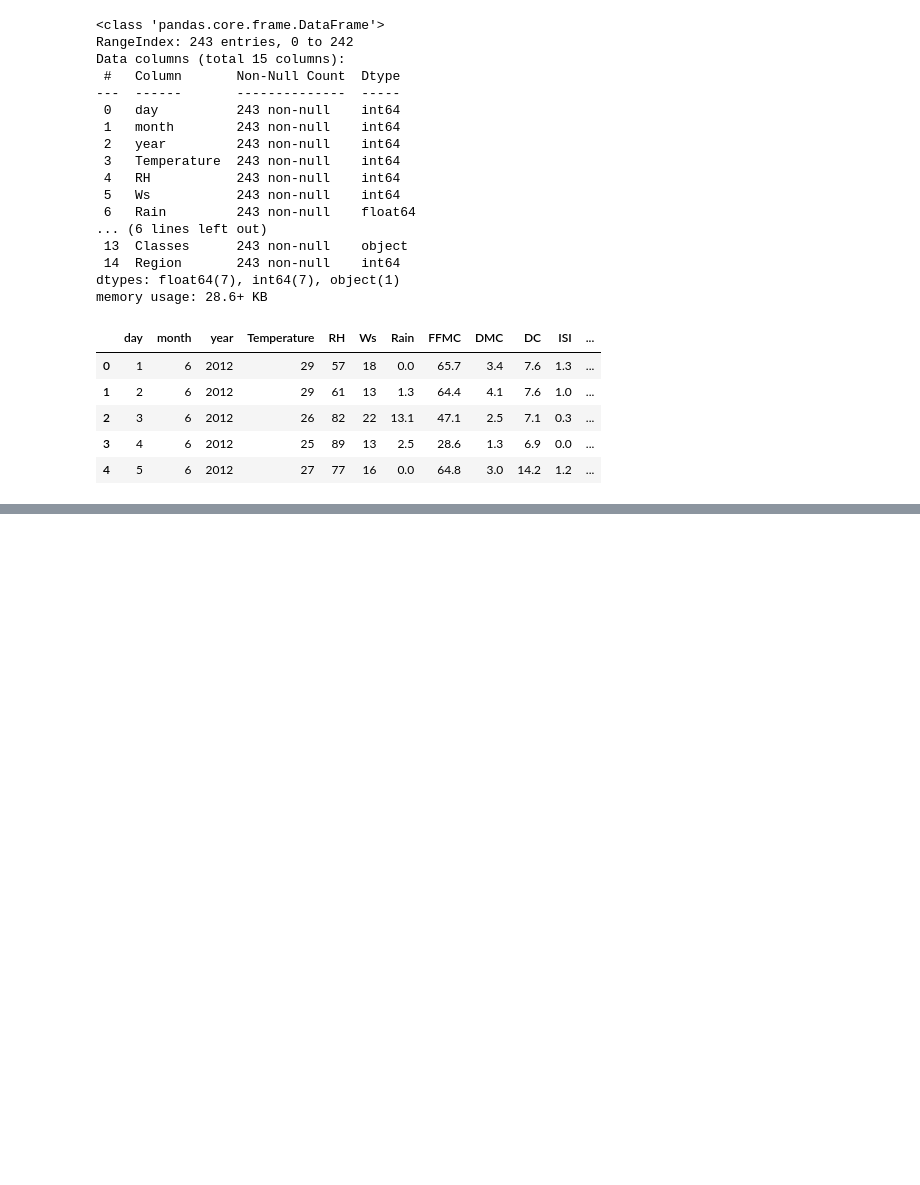
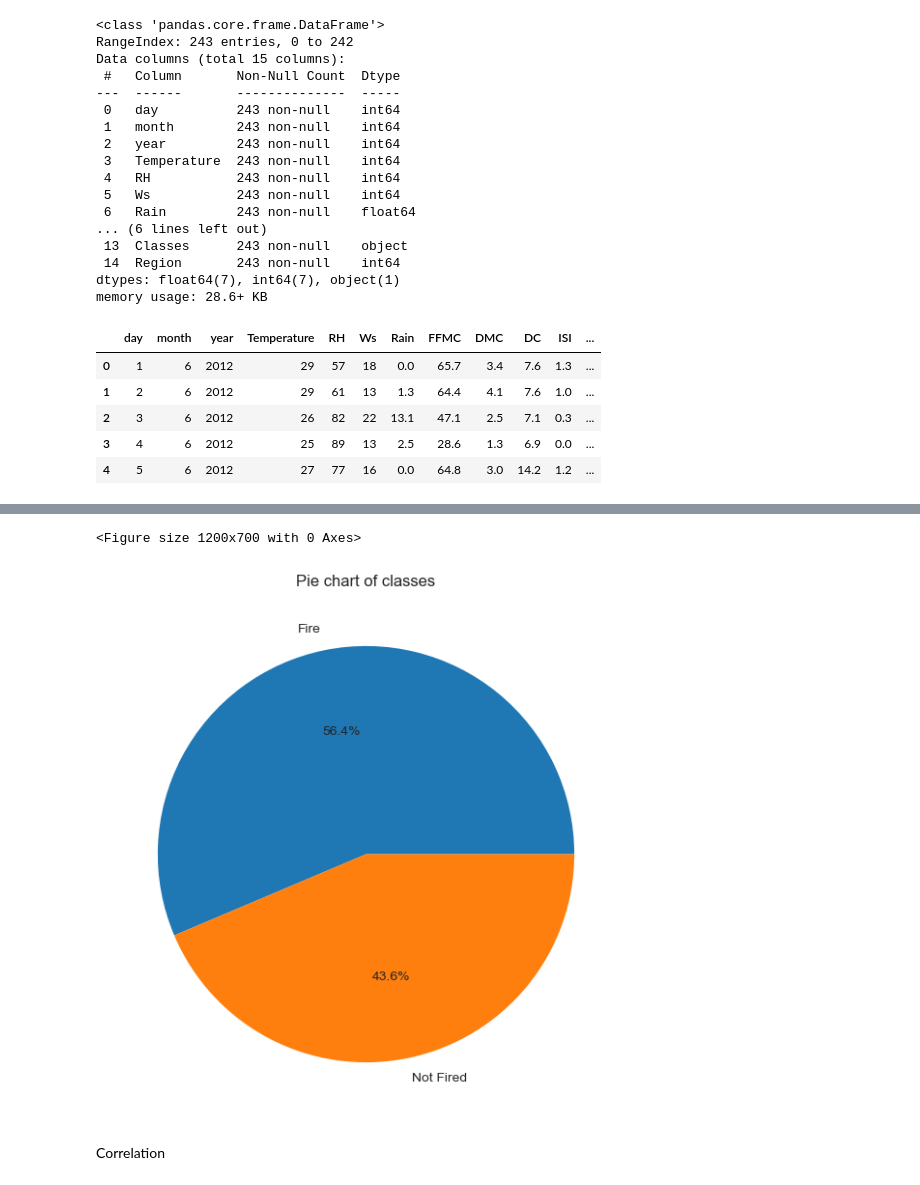
Before and after one commit to DevSrivastava02/Algerian-forest-fires-analysis, a Jupyter notebook: Project1.ipynb, the cells around one changed output, grey strips where cells are left out. Drawn from its saved outputs; the diff is of its cells as text; code cells hidden in the pictures; blank space fills up the shorter version.

```diff
--- a/Project1.ipynb
+++ b/Project1.ipynb
@@ -224,0 +285,15 @@ df.head()
+# %%
+#  percentage  for pie chart
+
+percentage=data_copy["Classes"].value_counts(normalize=True)*100
+# %%
+classlabel=["Fire","Not Fired"]
+plt.figure(figsize=(12,7))
+plt.pie(percentage,labels=classlabel,autopct="%1.1f%%")
+plt.title("Pie chart of classes")
+plt.show()
+# %% [output]
+<Figure size 1200x700 with 0 Axes>
+[figure, added]
+# %% [markdown]
+Correlation
```
Also changed, not shown: parts of 12 cells of this notebook.
